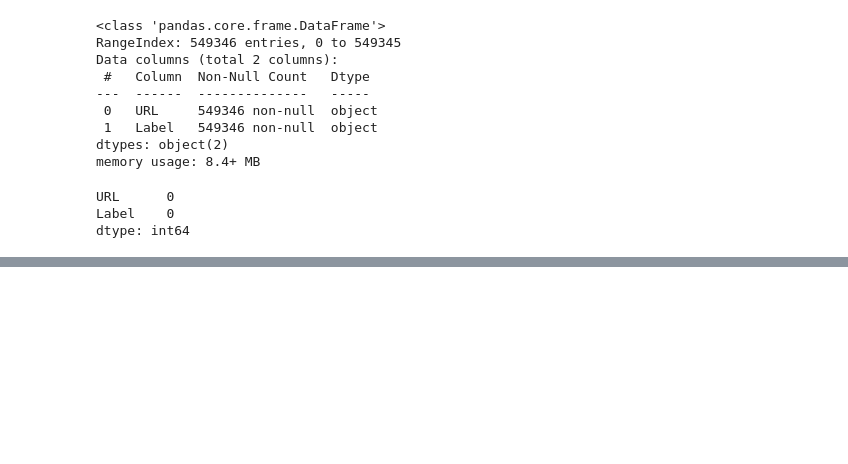
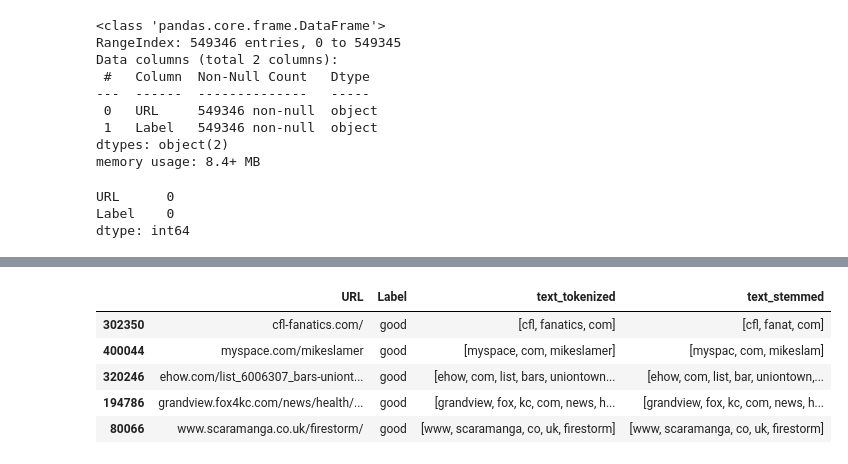
Before and after one commit to giacomovitangeli/phishing-detection, a Jupyter notebook: main.ipynb, the cells around one changed output, grey strips where cells are left out. Cells and saved outputs as stored; diff of their text form; code cells hidden in the pictures; blank space fills up the shorter version.

```diff
--- a/main.ipynb
+++ b/main.ipynb
@@ -54,0 +103,9 @@ fig.show()
+# %%
+urls_df.sample(5)
+# %% [output]
+|  | URL | Label | text_tokenized | text_stemmed |
+| 302350 | cfl-fanatics.com/ | good | [cfl, fanatics, com] | [cfl, fanat, com] |
+| 400044 | myspace.com/mikeslamer | good | [myspace, com, mikeslamer] | [myspac, com, mikeslam] |
+| 320246 | ehow.com/list_6006307_bars-uniont... | good | [ehow, com, list, bars, uniontown... | [ehow, com, list, bar, uniontown,... |
+| 194786 | grandview.fox4kc.com/news/health/... | good | [grandview, fox, kc, com, news, h... | [grandview, fox, kc, com, news, h... |
+| 80066 | www.scaramanga.co.uk/firestorm/ | good | [www, scaramanga, co, uk, firestorm] | [www, scaramanga, co, uk, firestorm] |
```
Also changed, not shown: parts of 17 cells of this notebook, 1 other file.
